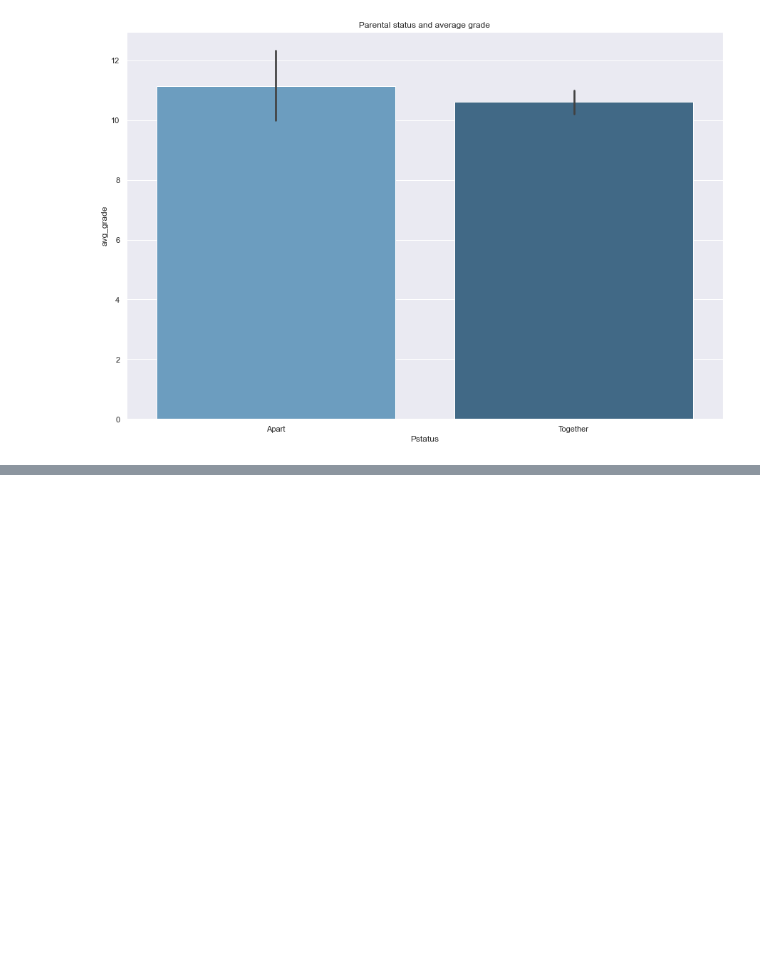
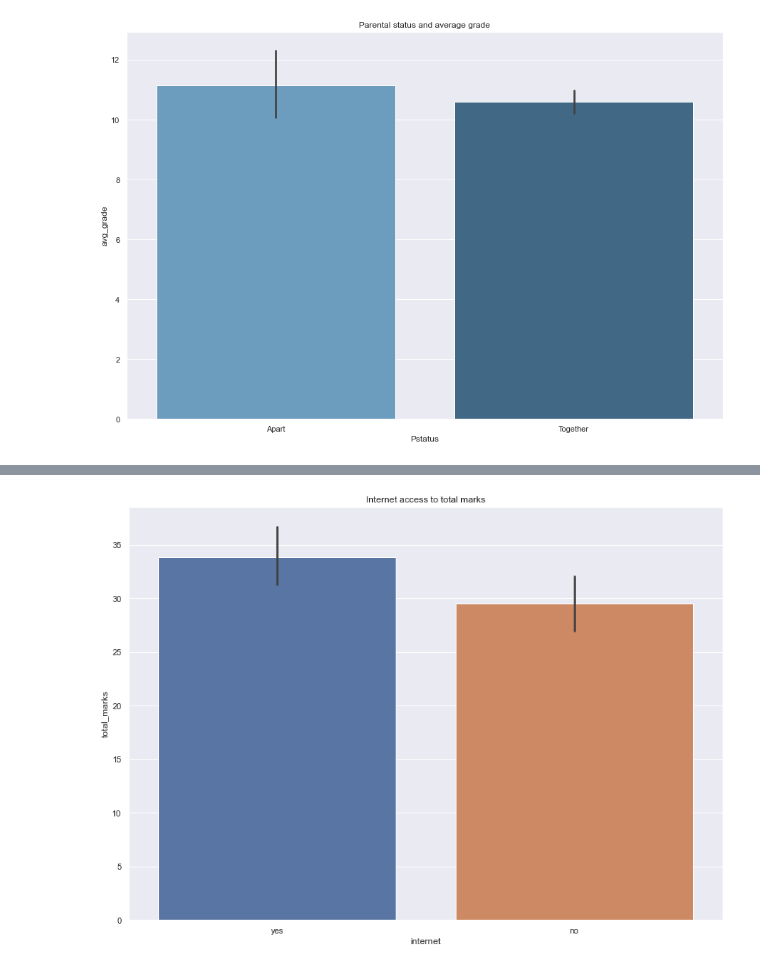
Before and after one commit to Soham2402/EDA, a Jupyter notebook: Student grade analysis/Student_grade_analysis.ipynb, the cells around one changed output, grey strips where cells are left out. Cells and saved outputs as stored; diff of their text form; code cells hidden in the pictures; blank space fills up the shorter version.

```diff
--- a/Student grade analysis/Student_grade_analysis.ipynb
+++ b/Student grade analysis/Student_grade_analysis.ipynb
@@ -380,0 +410,3 @@ plt.title("Working conditions and average grade");
+# %%
+new_stud_df.drop(columns = ["Mjob","Fjob"],index=1, inplace=True)
+new_stud_df.sample(5)
@@ -380,0 +436,3 @@ plt.title("Working conditions and average grade");
+# %%
+access_internet_df = new_stud_df.loc[(new_stud_df["internet"]) == "yes"].sample(66)
+no_internet_df = new_stud_df.loc[(new_stud_df["internet"]) == "no"]
@@ -380,0 +450,2 @@ plt.title("Working conditions and average grade");
+# %%
+access_internet_df = pd.concat([access_internet_df,no_internet_df])
@@ -380,0 +461,6 @@ plt.title("Working conditions and average grade");
+# %%
+plt.figure(figsize=(14,10))
+sns.barplot(x = access_internet_df["internet"],y = access_internet_df["total_marks"]);
+plt.title("Internet access to total marks");
+# %% [output]
+[figure, added]
```
Also changed, not shown: parts of 37 cells of this notebook.
